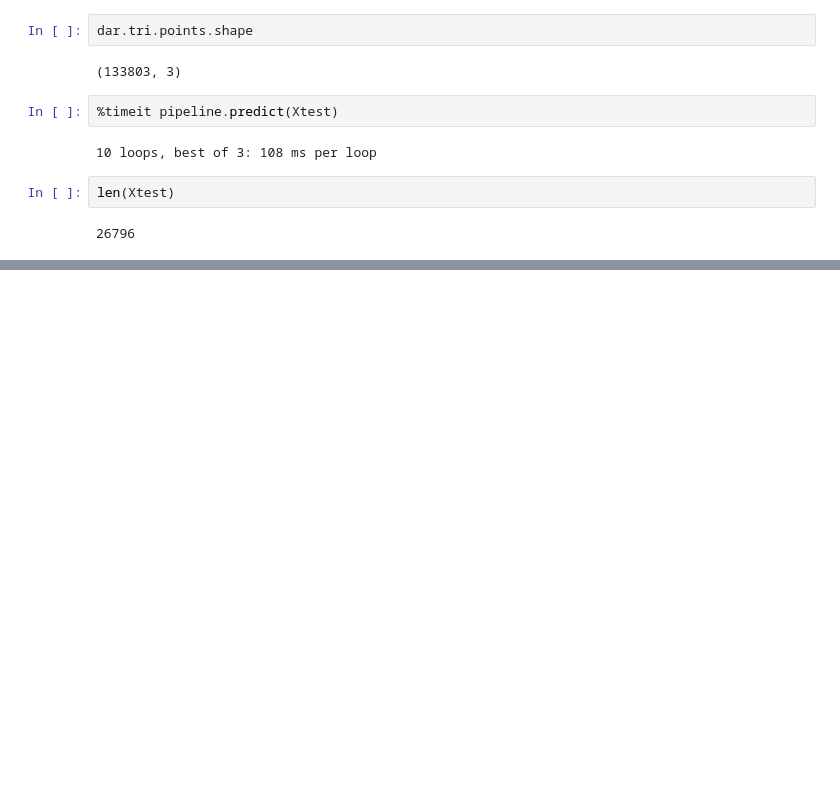
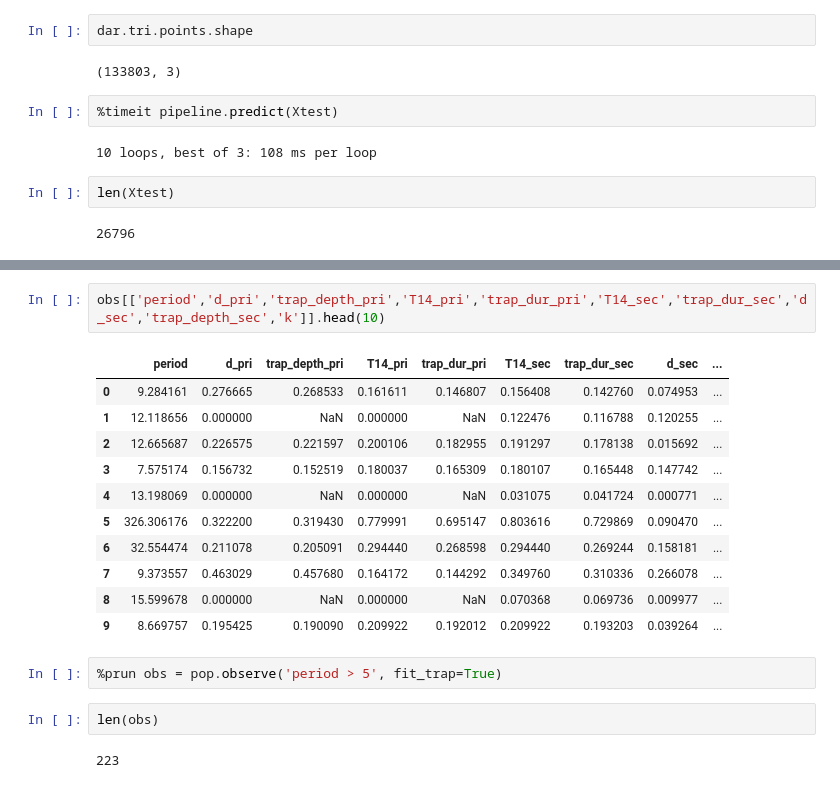
Before and after one commit to timothydmorton/exosyspop, a Jupyter notebook: Exploration.ipynb, the cells around one changed output, grey strips where cells are left out. Cells and saved outputs as stored; diff of their text form; blank space fills up the shorter version.

```diff
--- a/Exploration.ipynb
+++ b/Exploration.ipynb
@@ -456,0 +476,20 @@ pipeline.score(Xtest, ytest)
+# %%
+obs[['period','d_pri','trap_depth_pri','T14_pri','trap_dur_pri','T14_sec','trap_dur_sec','d_sec','trap_depth_sec','k']].head(10)
+# %% [output]
+|  | period | d_pri | trap_depth_pri | T14_pri | trap_dur_pri | T14_sec | trap_dur_sec | d_sec | ... |
+| 0 | 9.284161 | 0.276665 | 0.268533 | 0.161611 | 0.146807 | 0.156408 | 0.142760 | 0.074953 | ... |
+| 1 | 12.118656 | 0.000000 | NaN | 0.000000 | NaN | 0.122476 | 0.116788 | 0.120255 | ... |
+| 2 | 12.665687 | 0.226575 | 0.221597 | 0.200106 | 0.182955 | 0.191297 | 0.178138 | 0.015692 | ... |
+| 3 | 7.575174 | 0.156732 | 0.152519 | 0.180037 | 0.165309 | 0.180107 | 0.165448 | 0.147742 | ... |
+| 4 | 13.198069 | 0.000000 | NaN | 0.000000 | NaN | 0.031075 | 0.041724 | 0.000771 | ... |
+| 5 | 326.306176 | 0.322200 | 0.319430 | 0.779991 | 0.695147 | 0.803616 | 0.729869 | 0.090470 | ... |
+| 6 | 32.554474 | 0.211078 | 0.205091 | 0.294440 | 0.268598 | 0.294440 | 0.269244 | 0.158181 | ... |
+| 7 | 9.373557 | 0.463029 | 0.457680 | 0.164172 | 0.144292 | 0.349760 | 0.310336 | 0.266078 | ... |
+| 8 | 15.599678 | 0.000000 | NaN | 0.000000 | NaN | 0.070368 | 0.069736 | 0.009977 | ... |
+| 9 | 8.669757 | 0.195425 | 0.190090 | 0.209922 | 0.192012 | 0.209922 | 0.193203 | 0.039264 | ... |
+# %%
+%prun obs = pop.observe('period > 5', fit_trap=True)
+# %%
+len(obs)
+# %% [output]
+223
```
Also changed, not shown: parts of 12 cells of this notebook.
